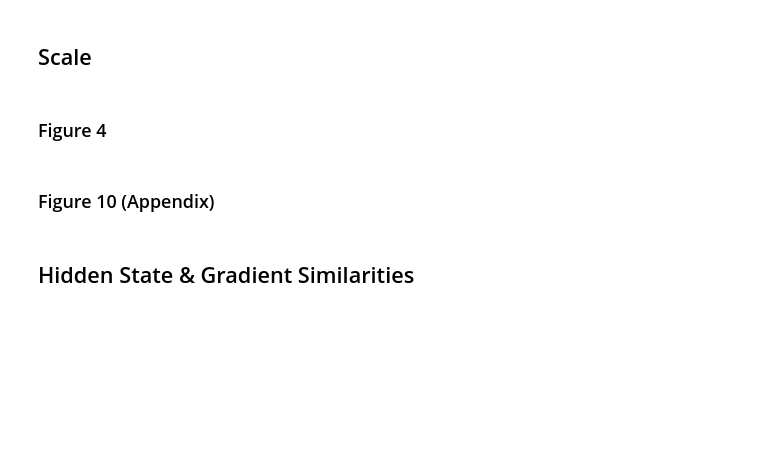
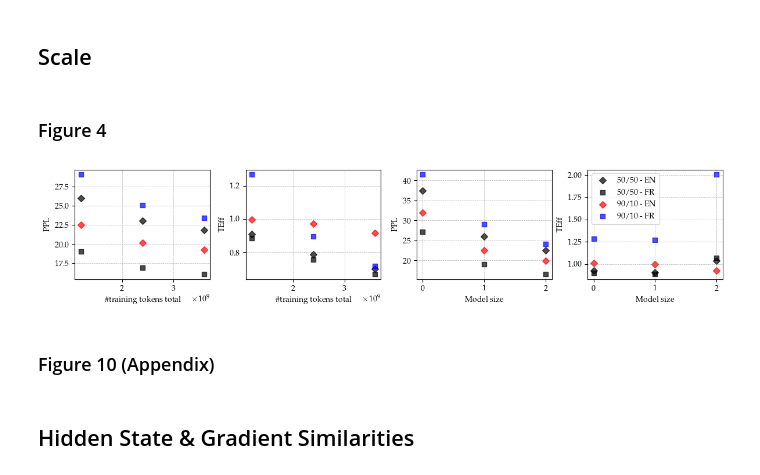
Before and after one commit to antonschafer/languini-kitchen, a Jupyter notebook: analysis.ipynb, the cells around one changed output. Cells and saved outputs as stored; diff of their text form; code cells hidden in the pictures; blank space fills up the shorter version.

```diff
--- a/analysis.ipynb
+++ b/analysis.ipynb
@@ -956,5 +956,60 @@ save_plot("ppl_dataeff_en_french_ratio")
 ## Scale
 # %% [markdown]
 ### Figure 4
+# %%
+fig, axs = plt.subplots(1, 4, figsize=(PLOT_FULL_WIDTH * 1.8, PLOT_HEIGHT))
+
+pl2_suffix_kwargs = [
+    (0.5, "EN", {"color": "black", "label": "50/50 - " + lm_en, "marker": "D"}),
+    (0.5, "FR", {"color": "black", "label": "50/50 - " + lm_fr, "marker": "s"}),
+    (0.1, "EN", {"color": c_en, "label": "90/10 - " + lm_en, "marker": "D"}),
+    (0.1, "FR", {"color": c_fr, "label": "90/10 - " + lm_fr, "marker": "s"}),
+]
+alpha = 0.7
+
+# vary amount of training steps
+df_data = df_french[
+    (df_french.model_size == "small") & \
+    df_french.merge_vocab & \
+    df_french.p_l2.isin([0.1, 0.5]) & \
+    df_french.train_steps.isin([S, S * 2, S * 3, S * 4]) & \
+    (df_french.lang_schedule == "")
+]
+for p_l2, suffix, kwargs in pl2_suffix_kwargs:
+    df_plot = df_data[df_data.p_l2 == p_l2]
+    axs[0].scatter(df_plot.tokens, df_plot[f"ppl_{suffix}"], **kwargs, alpha=alpha)
+    axs[1].scatter(df_plot.tokens, df_plot[f"teff_{suffix}"], **kwargs, alpha=alpha)
+axs[0].set_xlabel("\#training tokens total")
+axs[0].set_ylabel(lm_ppl)
+axs[1].set_xlabel("\#training tokens total")
+axs[1].set_ylabel(lm_teff)
+
+# vary model size
+df_model = df_french[
+    df_french.p_l2.isin([0.1, 0.5]) & \
+    df_french.merge_vocab & \
+    df_french.tokens.isin([T, T_MEDIUM]) & \
+    (df_french.lang_schedule == "")
+].copy()
+model_order = {"mini": 0, "small": 1, "medium": 2}
+df_model["model_order"] = df_model.model_size.map(model_order)
+for p_l2, suffix, kwargs in pl2_suffix_kwargs:
+    df_plot = df_model[df_model.p_l2 == p_l2]
+    axs[2].scatter(df_plot.model_order, df_plot[f"ppl_{suffix}"], **kwargs, alpha=alpha)
+    axs[3].scatter(df_plot.model_order, df_plot[f"teff_{suffix}"], **kwargs, alpha=alpha)
+axs[2].set_xlabel("Model size")
+axs[3].set_xlabel("Model size")
+axs[2].set_xticks(list(model_order.values()))
+axs[3].set_xticks(list(model_order.values()))
+axs[2].set_ylabel(lm_ppl)
+axs[3].set_ylabel(lm_teff)
+axs[3].legend()
+
+for ax in axs:
+    ax.grid(True, linestyle='--', color='grey', linewidth=0.5, alpha=0.6)
+
+save_plot("enfr_scaling.png")
+# %% [output]
+[figure, added]
 # %% [markdown]
 ### Figure 10 (Appendix)
```
Also changed, not shown: parts of 3 cells of this notebook.
